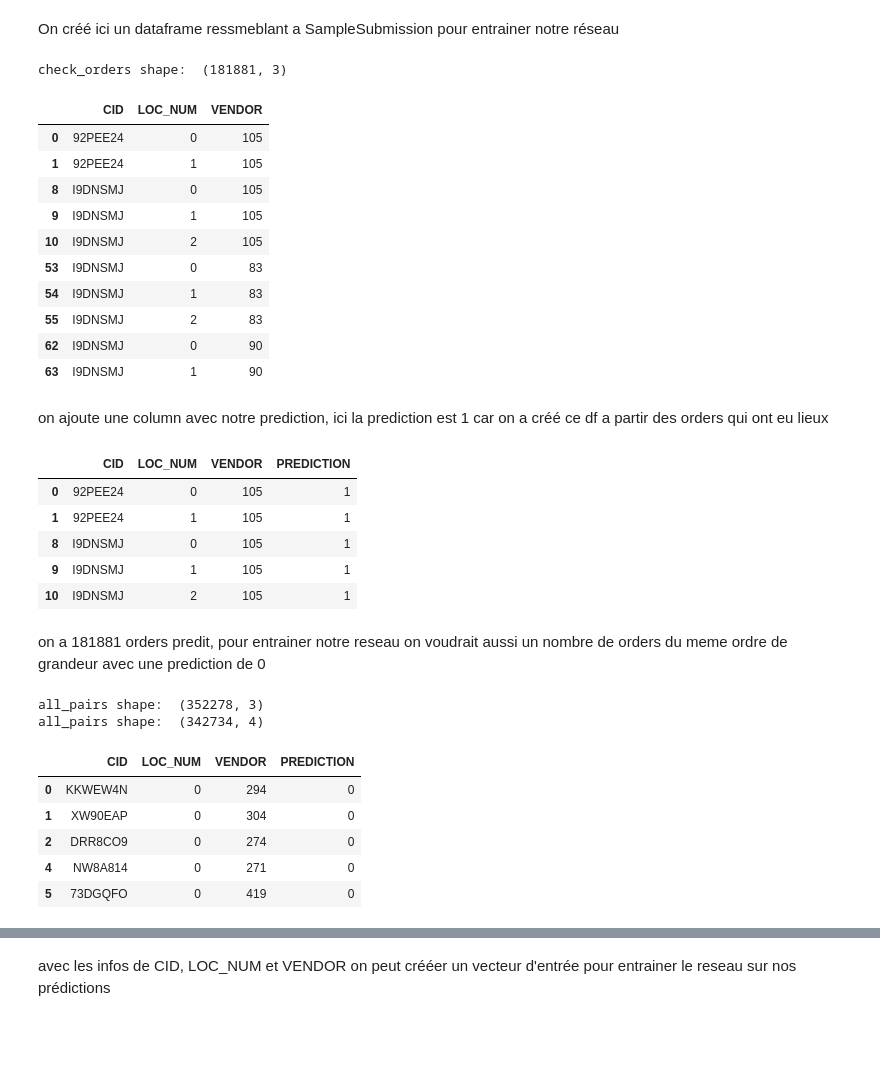
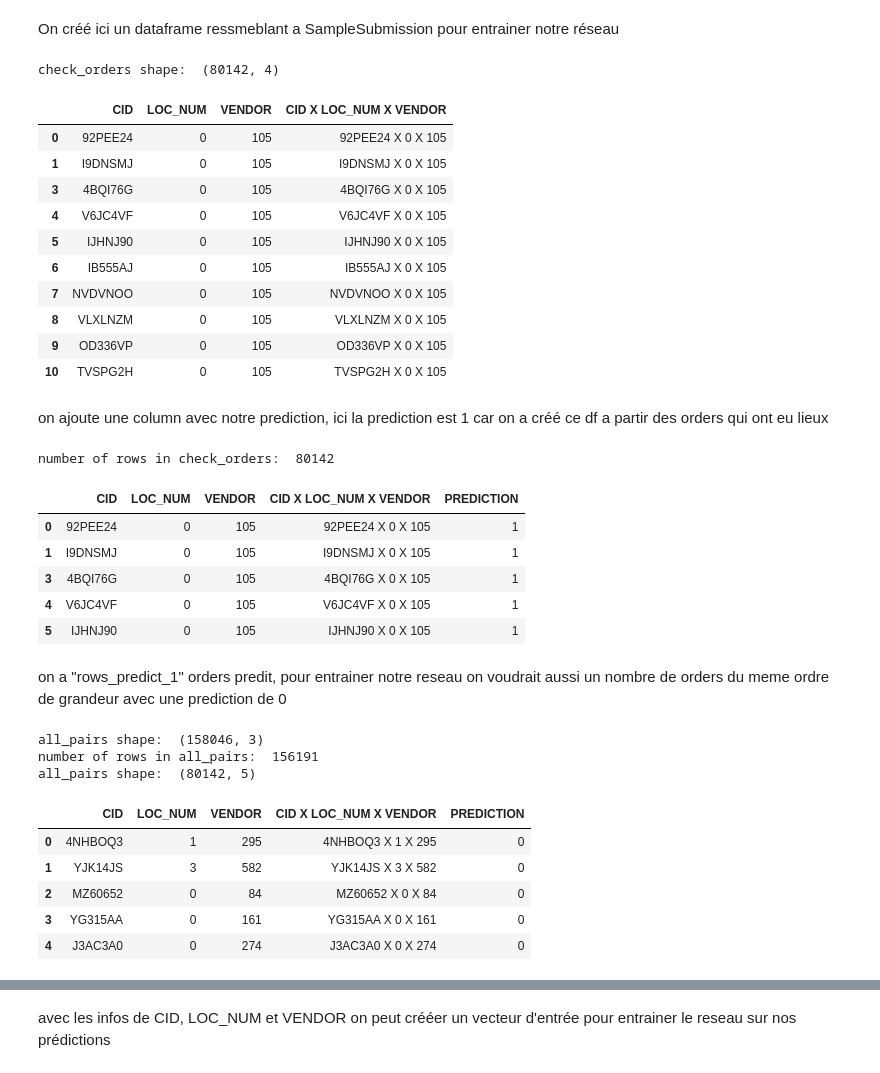
Before and after one commit to pili27/rema, a Jupyter notebook: FinalProject_Notebook.ipynb, the cells around one changed output, grey strips where cells are left out. Saved outputs shown, nothing was run; the diff lists cells and outputs as text; code cells hidden in the pictures; blank space fills up the shorter version.

Commit message:
version nulle qui train pas

```diff
--- a/FinalProject_Notebook.ipynb
+++ b/FinalProject_Notebook.ipynb
@@ -119,40 +124,45 @@ test_customers_locations shape:  (16333, 13)
 On créé ici un dataframe ressmeblant a SampleSubmission pour entrainer notre réseau
 # %%
 # keep only the columns we need :CID, LOC_NUM, VENDOR
-check_orders = orders_vendors[['customer_id', 'vendor_id']].merge(train_customers_locations[['customer_id', 'location_number']], on='customer_id', how='inner')
-check_orders = check_orders[['customer_id','location_number', 'vendor_id']]
-check_orders = check_orders.rename(columns={'customer_id': 'CID','location_number': 'LOC_NUM', 'vendor_id': 'VENDOR'})
+check_orders = orders_vendors[['customer_id', 'vendor_id', 'LOCATION_NUMBER', 'CID X LOC_NUM X VENDOR']]
+check_orders = check_orders[['customer_id','LOCATION_NUMBER', 'vendor_id', 'CID X LOC_NUM X VENDOR']]
+check_orders = check_orders.rename(columns={'customer_id': 'CID','LOCATION_NUMBER': 'LOC_NUM', 'vendor_id': 'VENDOR', 'CID X LOC_NUM X VENDOR': 'CID X LOC_NUM X VENDOR'})
 check_orders = check_orders.drop_duplicates()
 print('check_orders shape: ', check_orders.shape)
 check_orders.head(10)
 # %% [output]
-check_orders shape:  (181881, 3)
+check_orders shape:  (80142, 4)
-|  | CID | LOC_NUM | VENDOR |
-| 0 | 92PEE24 | 0 | 105 |
-| 1 | 92PEE24 | 1 | 105 |
-| 8 | I9DNSMJ | 0 | 105 |
-| 9 | I9DNSMJ | 1 | 105 |
-| 10 | I9DNSMJ | 2 | 105 |
-| 53 | I9DNSMJ | 0 | 83 |
-| 54 | I9DNSMJ | 1 | 83 |
-| 55 | I9DNSMJ | 2 | 83 |
-| 62 | I9DNSMJ | 0 | 90 |
-| 63 | I9DNSMJ | 1 | 90 |
+|  | CID | LOC_NUM | VENDOR | CID X LOC_NUM X VENDOR |
+| 0 | 92PEE24 | 0 | 105 | 92PEE24 X 0 X 105 |
+| 1 | I9DNSMJ | 0 | 105 | I9DNSMJ X 0 X 105 |
+| 3 | 4BQI76G | 0 | 105 | 4BQI76G X 0 X 105 |
+| 4 | V6JC4VF | 0 | 105 | V6JC4VF X 0 X 105 |
+| 5 | IJHNJ90 | 0 | 105 | IJHNJ90 X 0 X 105 |
+| 6 | IB555AJ | 0 | 105 | IB555AJ X 0 X 105 |
+| 7 | NVDVNOO | 0 | 105 | NVDVNOO X 0 X 105 |
+| 8 | VLXLNZM | 0 | 105 | VLXLNZM X 0 X 105 |
+| 9 | OD336VP | 0 | 105 | OD336VP X 0 X 105 |
+| 10 | TVSPG2H | 0 | 105 | TVSPG2H X 0 X 105 |
 # %% [markdown]
 on ajoute une column avec notre prediction, ici la prediction est 1 car on a créé ce df a partir des orders qui ont eu lieux
 # %%
-# add a column predictiion
+# avec the number of rows in check_orders
+print('number of rows in check_orders: ', check_orders.shape[0])
+rows_predict_1 = check_orders.shape[0]
+
+# add a column prediction
 check_orders['PREDICTION'] = 1
 check_orders.head()
 # %% [output]
+number of rows in check_orders:  80142
-|  | CID | LOC_NUM | VENDOR | PREDICTION |
-| 0 | 92PEE24 | 0 | 105 | 1 |
-| 1 | 92PEE24 | 1 | 105 | 1 |
-| 8 | I9DNSMJ | 0 | 105 | 1 |
-| 9 | I9DNSMJ | 1 | 105 | 1 |
-| 10 | I9DNSMJ | 2 | 105 | 1 |
+|  | CID | LOC_NUM | VENDOR | CID X LOC_NUM X VENDOR | PREDICTION |
+| 0 | 92PEE24 | 0 | 105 | 92PEE24 X 0 X 105 | 1 |
+| 1 | I9DNSMJ | 0 | 105 | I9DNSMJ X 0 X 105 | 1 |
+| 3 | 4BQI76G | 0 | 105 | 4BQI76G X 0 X 105 | 1 |
+| 4 | V6JC4VF | 0 | 105 | V6JC4VF X 0 X 105 | 1 |
+| 5 | IJHNJ90 | 0 | 105 | IJHNJ90 X 0 X 105 | 1 |
 # %% [markdown]
-on a 181881 orders predit, pour entrainer notre reseau on voudrait aussi un nombre de orders du meme ordre de grandeur avec une prediction de 0
+on a "rows_predict_1" orders predit, pour entrainer notre reseau on voudrait aussi un nombre de orders du meme ordre de grandeur avec une prediction de 0
 # %%
 # add the same number of rows with PREDICTION = 0
 # get the number of rows with PREDICTION = 1
@@ -166,27 +176,37 @@ all_pairs['customer_id'] = np.random.choice(train_customers_locations['customer_
 all_pairs['location_number'] = np.random.choice(train_customers_locations['location_number'], 2 * num_rows)
 all_pairs['vendor_id'] = np.random.choice(vendors['id'], 2 * num_rows)
 all_pairs = all_pairs.drop_duplicates()
+
 print('all_pairs shape: ', all_pairs.shape)
 
 # remove the ones that are in check_orders
 all_pairs = all_pairs.merge(check_orders, left_on=['customer_id', 'location_number', 'vendor_id'], right_on=['CID', 'LOC_NUM', 'VENDOR'], how='left')
 all_pairs = all_pairs[all_pairs['PREDICTION'].isnull()]
 
+# make sure that the number of rows is the same as in check_orders
+all_pairs = all_pairs.drop_duplicates()
+print('number of rows in all_pairs: ', all_pairs.shape[0])
+
+# keep rows_predict_1 rows
+all_pairs = all_pairs.iloc[:rows_predict_1]
+
 # keep only the columns we need
 all_pairs = all_pairs[['customer_id', 'location_number', 'vendor_id']]
 all_pairs = all_pairs.rename(columns={'customer_id': 'CID','location_number': 'LOC_NUM', 'vendor_id': 'VENDOR'})
+all_pairs['CID X LOC_NUM X VENDOR'] = all_pairs['CID'] + ' X ' + all_pairs['LOC_NUM'].astype(str) + ' X ' + all_pairs['VENDOR'].astype(str)
 all_pairs['PREDICTION'] = 0
 print('all_pairs shape: ', all_pairs.shape)
 all_pairs.head()
 # %% [output]
-all_pairs shape:  (352278, 3)
-all_pairs shape:  (342734, 4)
+all_pairs shape:  (158046, 3)
+number of rows in all_pairs:  156191
+all_pairs shape:  (80142, 5)
-|  | CID | LOC_NUM | VENDOR | PREDICTION |
-| 0 | KKWEW4N | 0 | 294 | 0 |
-| 1 | XW90EAP | 0 | 304 | 0 |
-| 2 | DRR8CO9 | 0 | 274 | 0 |
-| 4 | NW8A814 | 0 | 271 | 0 |
-| 5 | 73DGQFO | 0 | 419 | 0 |
+|  | CID | LOC_NUM | VENDOR | CID X LOC_NUM X VENDOR | PREDICTION |
+| 0 | 4NHBOQ3 | 1 | 295 | 4NHBOQ3 X 1 X 295 | 0 |
+| 1 | YJK14JS | 3 | 582 | YJK14JS X 3 X 582 | 0 |
+| 2 | MZ60652 | 0 | 84 | MZ60652 X 0 X 84 | 0 |
+| 3 | YG315AA | 0 | 161 | YG315AA X 0 X 161 | 0 |
+| 4 | J3AC3A0 | 0 | 274 | J3AC3A0 X 0 X 274 | 0 |
 # %%
 # merge check_orders and all_pairs
 all_pairs = pd.concat([check_orders, all_pairs])
```
Also changed, not shown: parts of 12 cells of this notebook.
